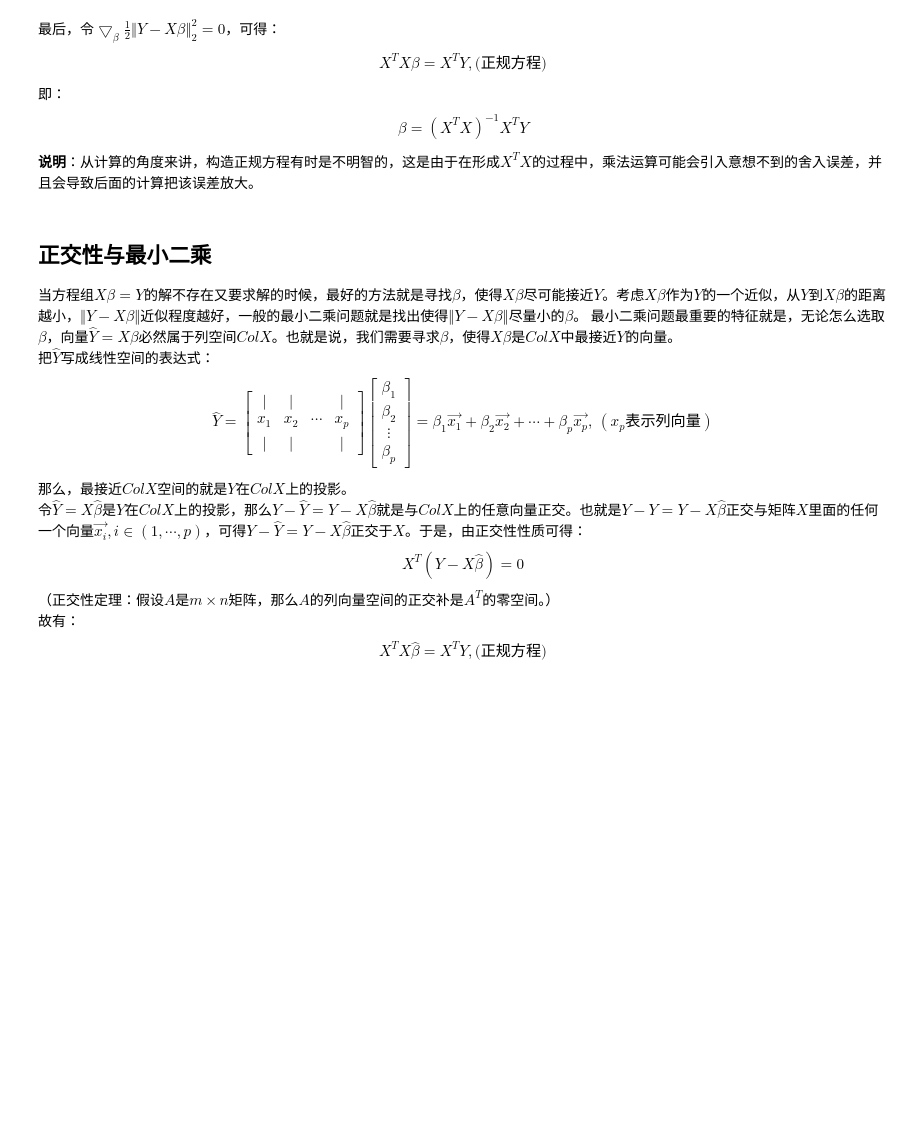
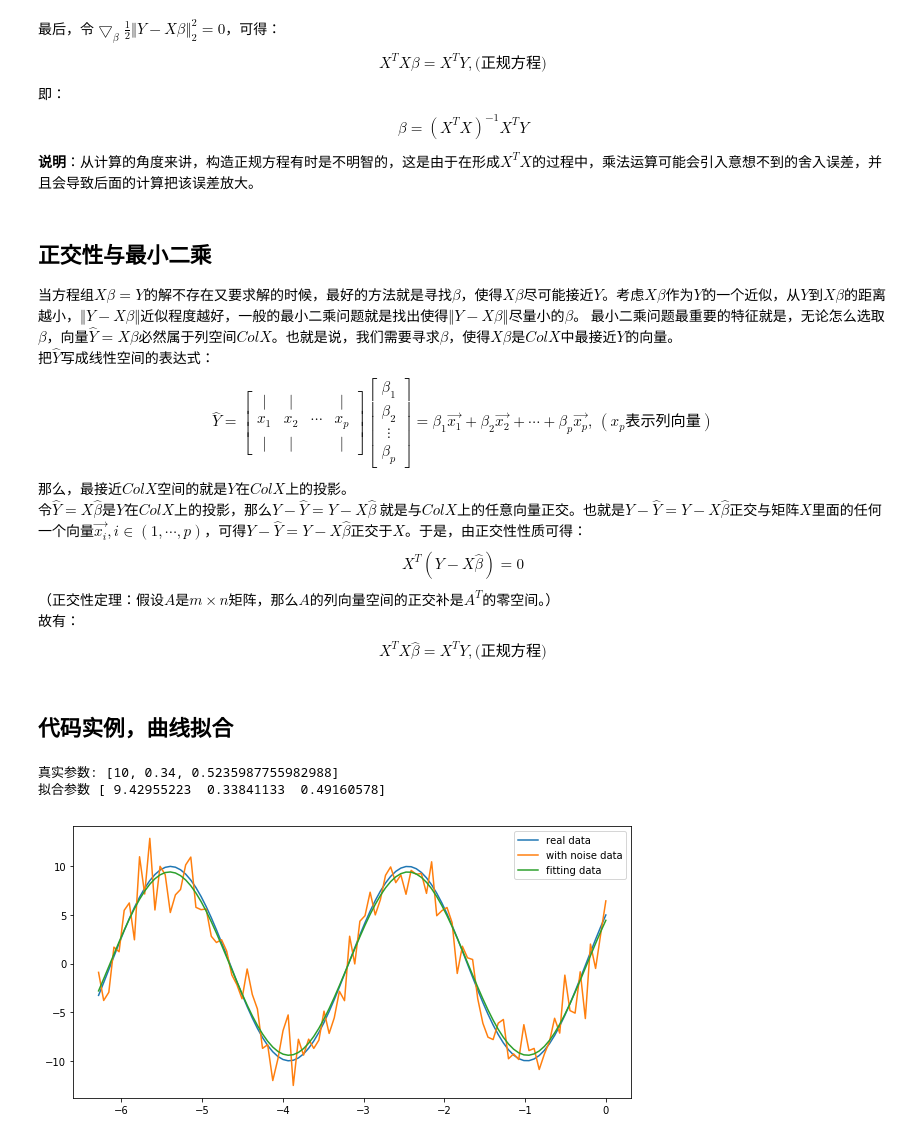
Before and after one commit to Pachel35/note, a Jupyter notebook: SignalProc/LeastSquares.ipynb, the cells around one changed output. Cells and saved outputs as stored; diff of their text form; code cells hidden in the pictures; blank space fills up the shorter version.

```diff
--- a/SignalProc/LeastSquares.ipynb
+++ b/SignalProc/LeastSquares.ipynb
@@ -185,8 +185,45 @@ x_{1} & x_{2} & \cdots & x_{p} \\
 \right]=\beta_1\vec{x_1}+\beta_2\vec{x_2}+\cdots+\beta_p\vec{x_p},\,(x_p\text{表示列向量})
 $$
 那么，最接近$ColX$空间的就是$Y$在$ColX$上的投影。
-令$\hat{Y}=X\hat\beta$是$Y$在$ColX$上的投影，那么$Y-\hat{Y}=Y-X\hat\beta$就是与$ColX$上的任意向量正交。也就是$Y-\hat{Y}=Y-X\hat\beta$正交与矩阵$X$里面的任何一个向量$\vec{x_i},i\in(1,\cdots,p)$，可得$Y-\hat{Y}=Y-X\hat\beta$正交于$X$。于是，由正交性性质可得：
+令$\hat{Y}=X\hat\beta$是$Y$在$ColX$上的投影，那么$Y-\hat{Y}=Y-X\hat\beta $ 就是与$ColX$上的任意向量正交。也就是$Y-\hat{Y}=Y-X\hat\beta$正交与矩阵$X$里面的任何一个向量$\vec{x_i},i\in(1,\cdots,p)$，可得$Y-\hat{Y}=Y-X\hat\beta$正交于$X$。于是，由正交性性质可得：
 $$X^T(Y-X\hat\beta)=0$$
 （正交性定理：假设$A$是$m\times n$矩阵，那么$A$的列向量空间的正交补是$A^T$的零空间。）
 故有：
 $$X^TX\hat\beta=X^TY,\text{(正规方程)}$$
+# %% [markdown]
+## 代码实例，曲线拟合
+# %%
+import matplotlib.pyplot as plt
+import numpy as np
+from scipy.optimize import leastsq
+import pylab as pl
+
+def func(x, p):
+    """数据拟合所用的函数: A*sin(2*pi*k*x + theta)"""
+    A, k, theta = p
+    return A*np.sin(2*np.pi*k*x+theta)
+def residuals(p, y, x):
+    """实验数据x, y和拟合函数之间的差，p为拟合需要找到的系数"""
+    return y - func(x, p)
+x = np.linspace(0, -2*np.pi, 100)
+A, k, theta = 10, 0.34, np.pi/6 # 真实数据的函数参数
+y0 = func(x, [A, k, theta]) # 真实数据
+y1 = y0 + 2 * np.random.randn(len(x)) # 加入噪声之后的实验数据
+p0 = [50, 0.3, 0] # 第一次猜测的函数拟合参数
+# 调用leastsq进行数据拟合
+# residuals为计算误差的函数
+# p0为拟合参数的初始值
+# args为需要拟合的实验数据
+plsq = leastsq(residuals, p0, args=(y1, x))
+print u"真实参数:", [A, k, theta]
+print u"拟合参数", plsq[0] # 实验数据拟合后的参数
+pl.figure(figsize=(10,5))
+pl.plot(x, y0, label=u"real data")
+pl.plot(x, y1, label=u"with noise data")
+pl.plot(x, func(x, plsq[0]), label=u"fitting data")
+pl.legend()
+pl.show()
+# %% [output]
+真实参数: [10, 0.34, 0.5235987755982988]
+拟合参数 [ 9.42955223  0.33841133  0.49160578]
+[figure, added]
```
Also changed, not shown: 1 other file.
